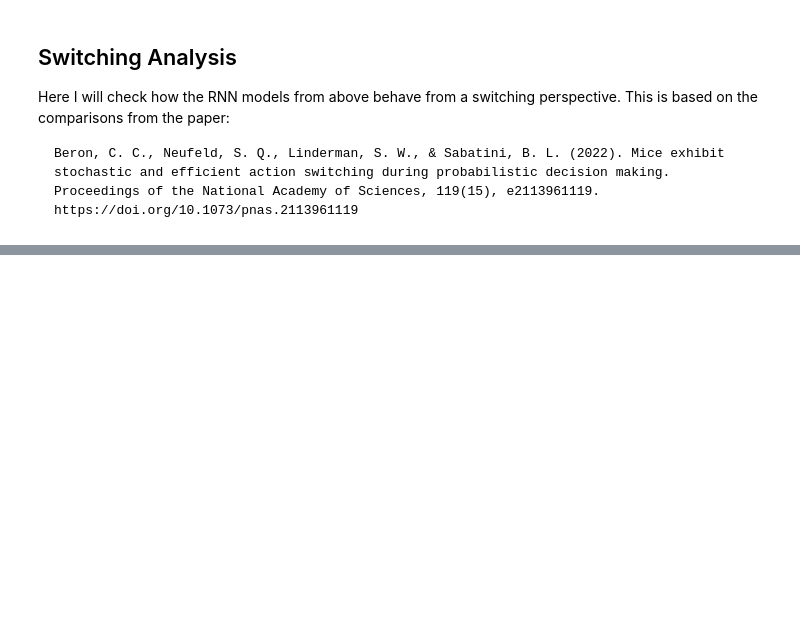
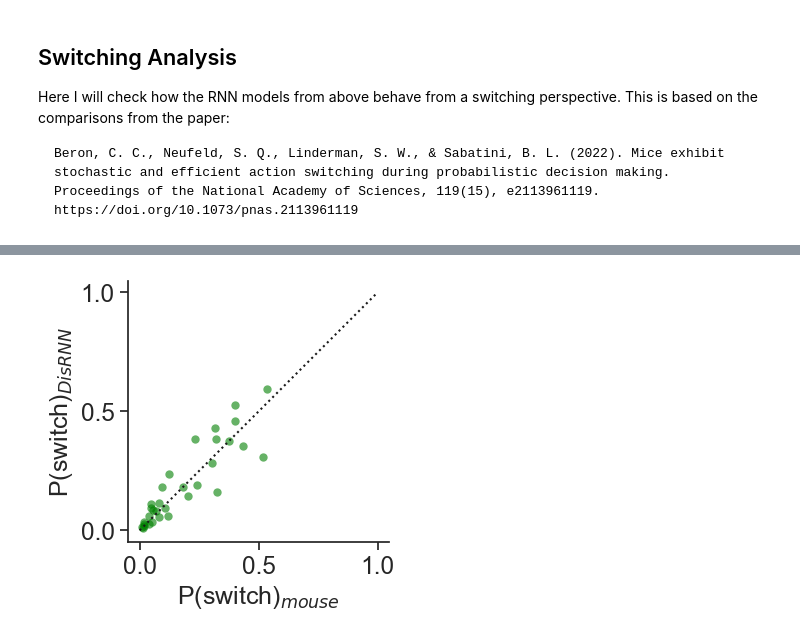
Before and after one commit to mikecondon/disrnn, a Jupyter notebook: switching.ipynb, the cells around one changed output, grey strips where cells are left out. Cells and saved outputs as stored; diff of their text form; code cells hidden in the pictures; blank space fills up the shorter version.

```diff
--- a/switching.ipynb
+++ b/switching.ipynb
@@ -213,0 +283,21 @@ print(f"trial length mean: {eps.mean():.2f}, std: {eps.std():.2f}")
+# %%
+sns.set_theme(style='ticks', font_scale=1.6, rc={'axes.labelsize':18, 'axes.titlesize':18})
+sns.set_palette('dark')
+
+plt.figure(figsize=(4,4))
+plt.subplot(111, aspect='equal')
+plt.scatter(sorted_heights, sim_sorted_heights, color='green', alpha=0.6, edgecolor=None, linewidth=0)
+plt.plot([0, 1], [0, 1], ':k')
+
+plt.xlabel('P(switch)$_{mouse}$')
+plt.ylabel('P(switch)$_{DisRNN}$')
+plt.xticks(np.arange(0, 1.1, 0.5))
+plt.yticks(np.arange(0, 1.1, 0.5))
+
+plt.tight_layout()
+sns.despine()
+
+plt.savefig('/Users/michaelcondon/workspaces/pbm_group2/disentangled_rnns/figs/scatter_disrnn_v_mouse.pdf')
+plt.show()
+# %% [output]
+[figure, added]
```
Also changed, not shown: parts of 16 cells of this notebook, 22 other files.
